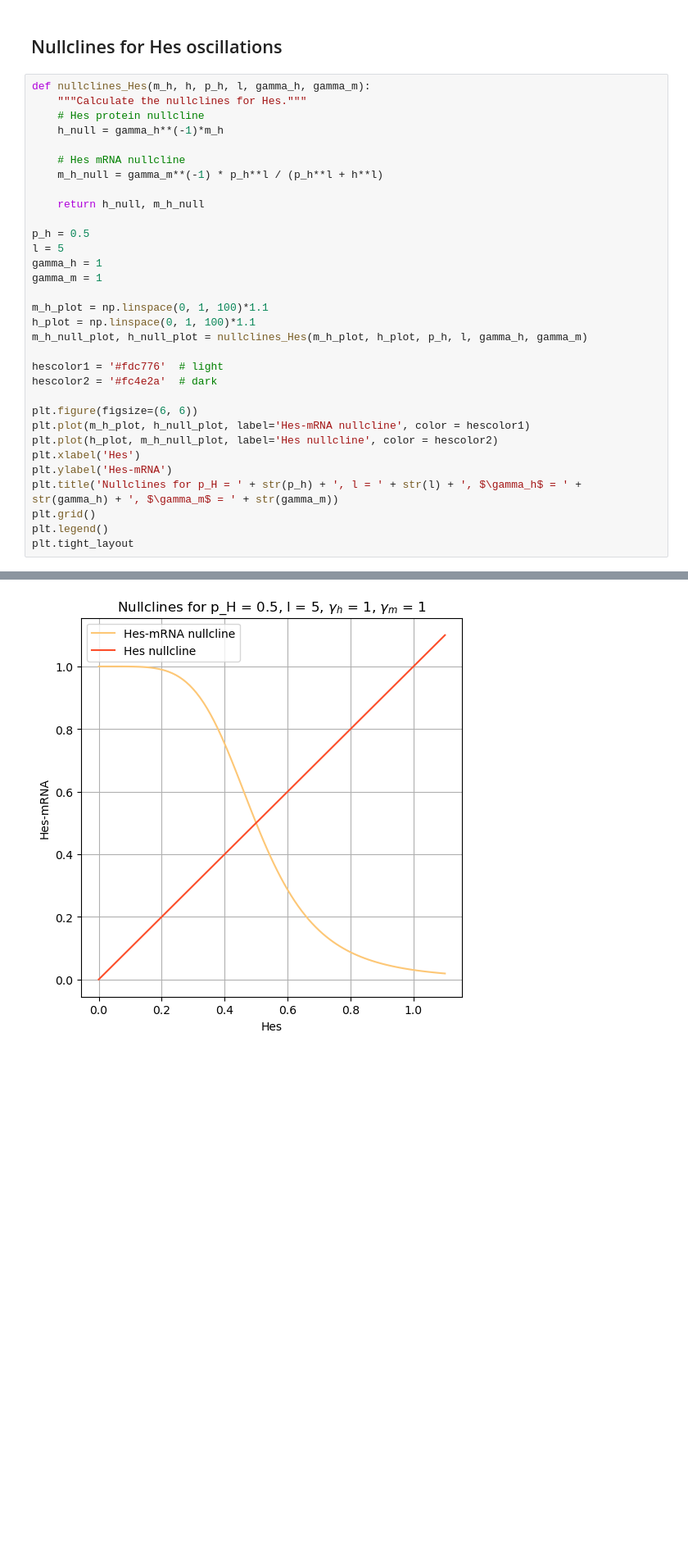
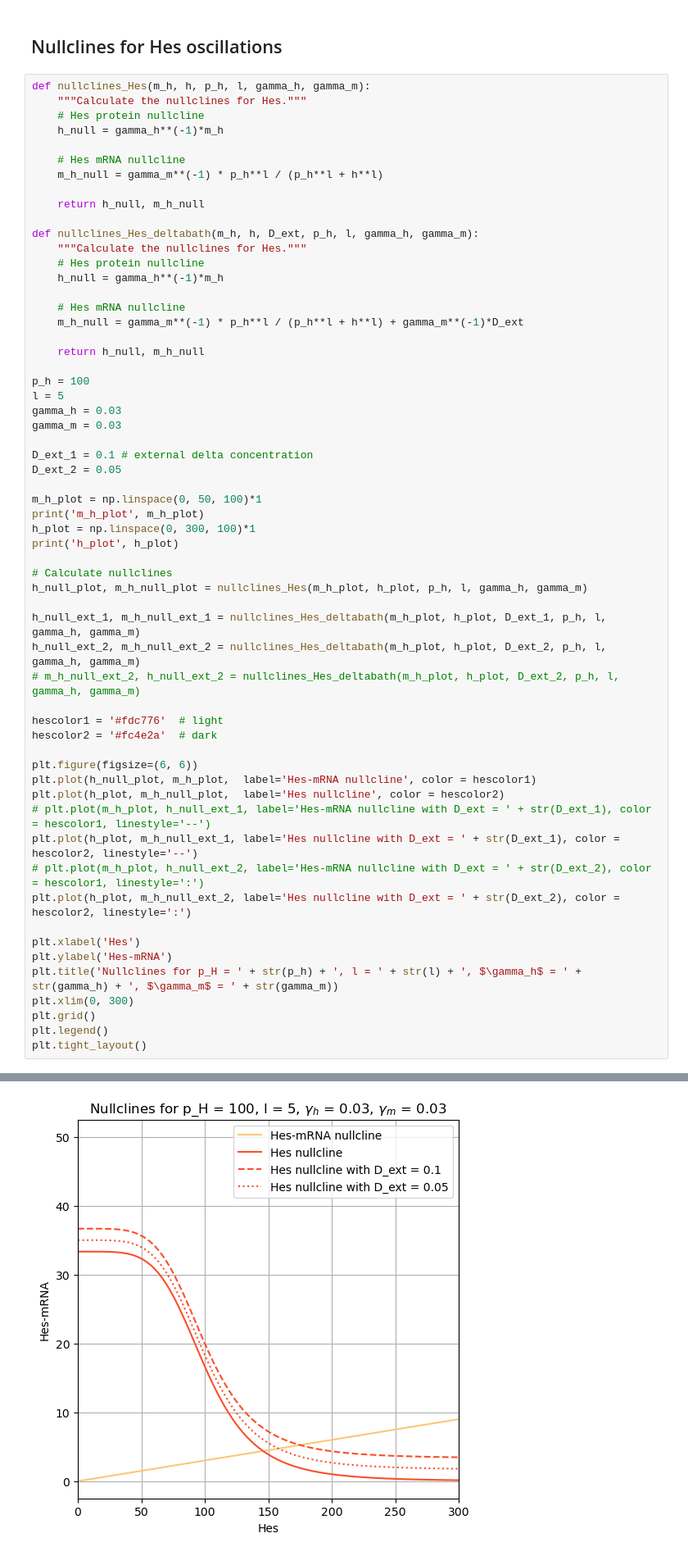
Before and after one commit to kbmcdonnell/2025_mouse_oscillations_MEP_Kate_McDonnell, a Jupyter notebook: Delta_Hes/misc_plotting.ipynb, the cells around one changed output, grey strips where cells are left out. Shown at 82% size. Saved outputs shown, nothing was run; the diff lists cells and outputs as text; blank space fills up the shorter version.

```diff
--- a/Delta_Hes/misc_plotting.ipynb
+++ b/Delta_Hes/misc_plotting.ipynb
@@ -61,25 +61,52 @@ def nullclines_Hes(m_h, h, p_h, l, gamma_h, gamma_m):
 
     return h_null, m_h_null
 
-p_h = 0.5
+def nullclines_Hes_deltabath(m_h, h, D_ext, p_h, l, gamma_h, gamma_m):
+    """Calculate the nullclines for Hes."""
+    # Hes protein nullcline
+    h_null = gamma_h**(-1)*m_h
+
+    # Hes mRNA nullcline
+    m_h_null = gamma_m**(-1) * p_h**l / (p_h**l + h**l) + gamma_m**(-1)*D_ext
+
+    return h_null, m_h_null
+
+p_h = 100
 l = 5
-gamma_h = 1
-gamma_m = 1
+gamma_h = 0.03
+gamma_m = 0.03
 
-m_h_plot = np.linspace(0, 1, 100)*1.1
-h_plot = np.linspace(0, 1, 100)*1.1
-m_h_null_plot, h_null_plot = nullclines_Hes(m_h_plot, h_plot, p_h, l, gamma_h, gamma_m)
+D_ext_1 = 0.1 # external delta concentration
+D_ext_2 = 0.05
+
+m_h_plot = np.linspace(0, 50, 100)*1
+print('m_h_plot', m_h_plot)
+h_plot = np.linspace(0, 300, 100)*1
+print('h_plot', h_plot)
+
+# Calculate nullclines
+h_null_plot, m_h_null_plot = nullclines_Hes(m_h_plot, h_plot, p_h, l, gamma_h, gamma_m)
+
+h_null_ext_1, m_h_null_ext_1 = nullclines_Hes_deltabath(m_h_plot, h_plot, D_ext_1, p_h, l, gamma_h, gamma_m)
+h_null_ext_2, m_h_null_ext_2 = nullclines_Hes_deltabath(m_h_plot, h_plot, D_ext_2, p_h, l, gamma_h, gamma_m)
+# m_h_null_ext_2, h_null_ext_2 = nullclines_Hes_deltabath(m_h_plot, h_plot, D_ext_2, p_h, l, gamma_h, gamma_m)
 
 hescolor1 = '#fdc776'  # light
 hescolor2 = '#fc4e2a'  # dark
 
 plt.figure(figsize=(6, 6))
-plt.plot(m_h_plot, h_null_plot, label='Hes-mRNA nullcline', color = hescolor1)
-plt.plot(h_plot, m_h_null_plot, label='Hes nullcline', color = hescolor2)
+plt.plot(h_null_plot, m_h_plot,  label='Hes-mRNA nullcline', color = hescolor1)
+plt.plot(h_plot, m_h_null_plot,  label='Hes nullcline', color = hescolor2)
+# plt.plot(m_h_plot, h_null_ext_1, label='Hes-mRNA nullcline with D_ext = ' + str(D_ext_1), color = hescolor1, linestyle='--')
+plt.plot(h_plot, m_h_null_ext_1, label='Hes nullcline with D_ext = ' + str(D_ext_1), color = hescolor2, linestyle='--')
+# plt.plot(m_h_plot, h_null_ext_2, label='Hes-mRNA nullcline with D_ext = ' + str(D_ext_2), color = hescolor1, linestyle=':')
+plt.plot(h_plot, m_h_null_ext_2, label='Hes nullcline with D_ext = ' + str(D_ext_2), color = hescolor2, linestyle=':')
+
 plt.xlabel('Hes')
 plt.ylabel('Hes-mRNA')
 plt.title('Nullclines for p_H = ' + str(p_h) + ', l = ' + str(l) + ', $\gamma_h$ = ' + str(gamma_h) + ', $\gamma_m$ = ' + str(gamma_m))
+plt.xlim(0, 300)
 plt.grid()
 plt.legend()
-plt.tight_layout
+plt.tight_layout()
 # %% [output]
@@ -87 +131 @@ plt.tight_layout
-[figure, old version]
+[figure, new version]
```
Also changed, not shown: parts of 1 cell of this notebook, 5 other files.
